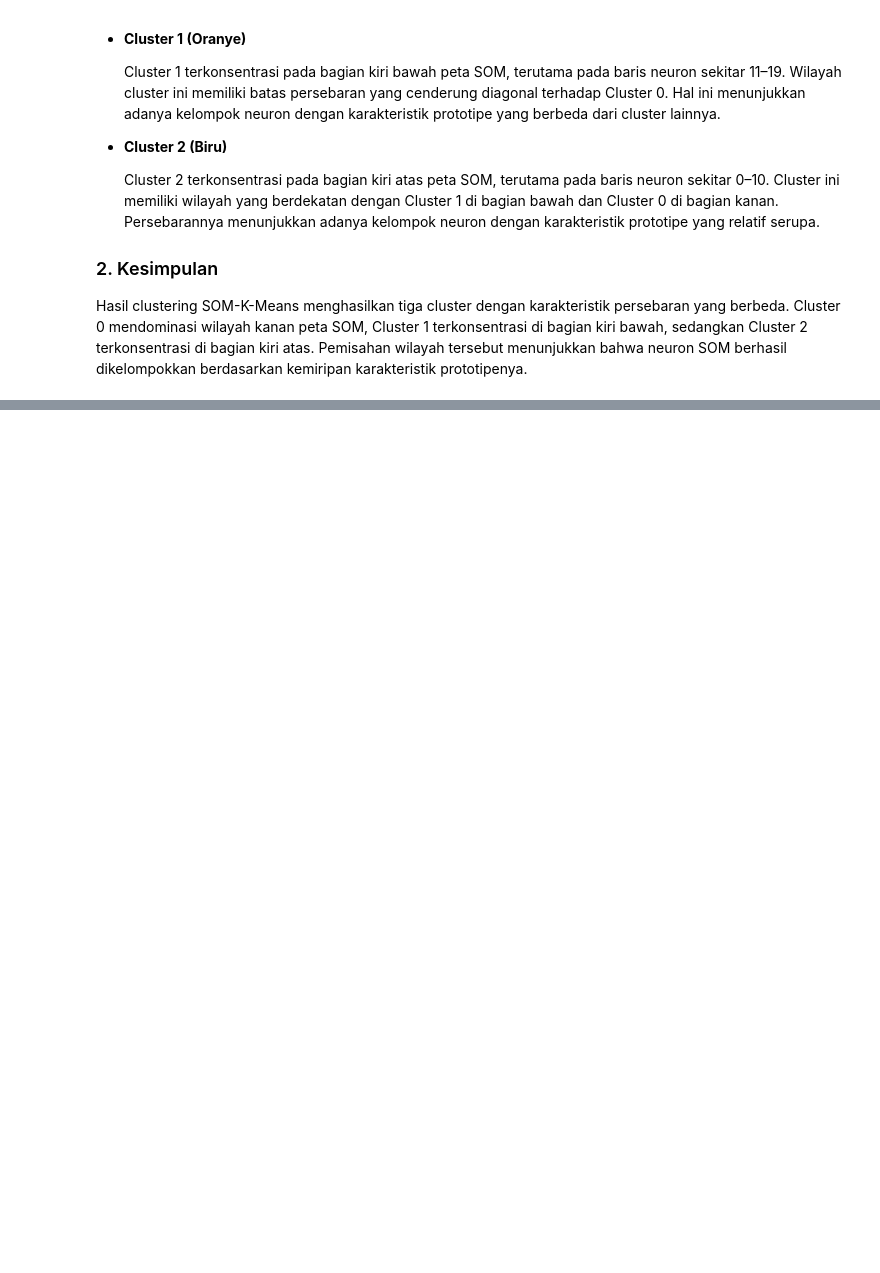
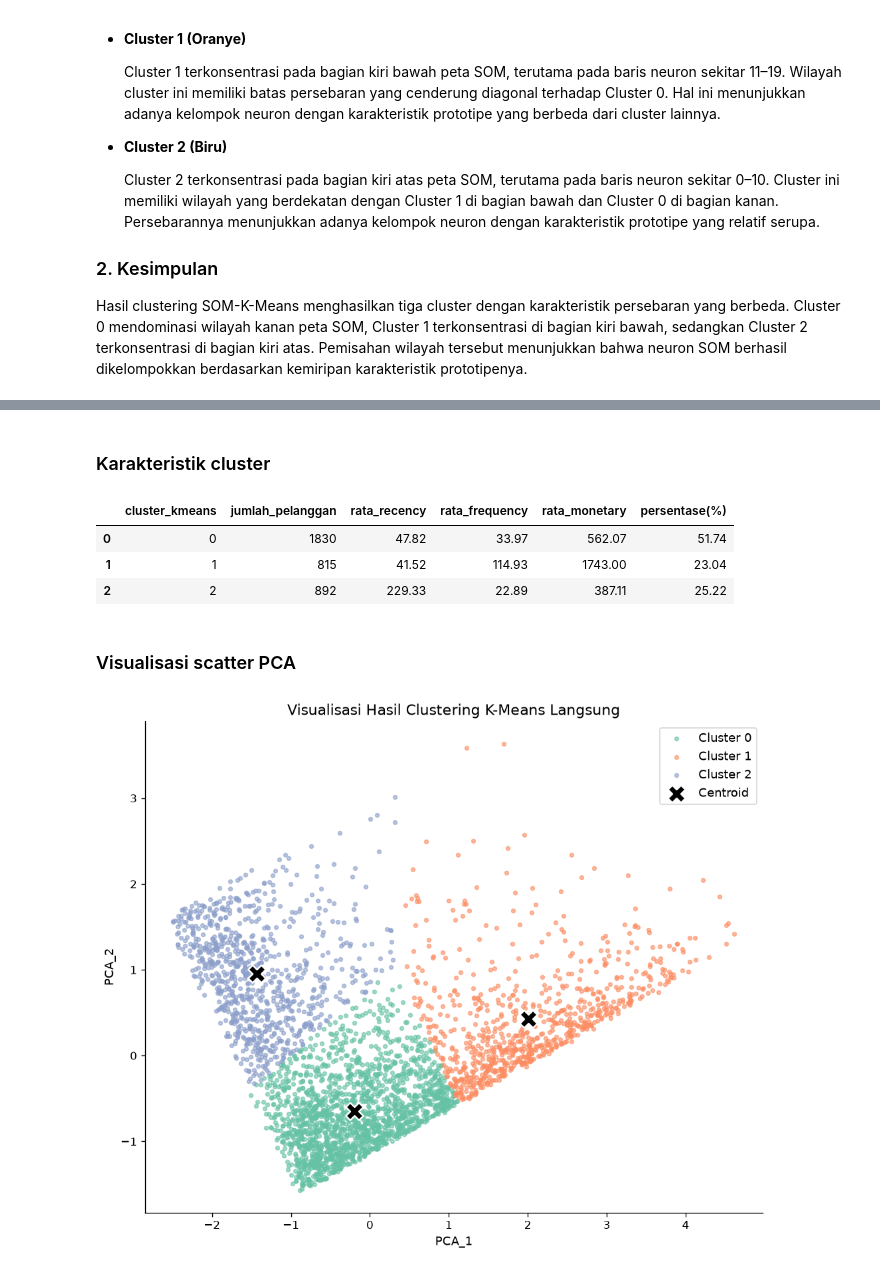
Before and after one commit to valencxiaxD/Mini-Proyek---Kecerdasan-Artifisial, a Jupyter notebook: mini_proyek.ipynb, the cells around one changed output, grey strips where cells are left out. Drawn from its saved outputs; the diff is of its cells as text; code cells hidden in the pictures; blank space fills up the shorter version.

```diff
--- a/mini_proyek.ipynb
+++ b/mini_proyek.ipynb
@@ -524,0 +536,12 @@ Hasil clustering SOM-K-Means menghasilkan tiga cluster dengan karakteristik pers
+# %%
+K = 3  # jumlah cluster sama dengan SOM + K-Means (Tahap 3)
+
+kmeans_langsung = KMeans(n_clusters=K, random_state=CFG.SEED)
+label_kmeans_langsung = kmeans_langsung.fit_predict(X_som)
+
+ukuran_cluster = pd.Series(label_kmeans_langsung).value_counts().sort_index()
+
+print('Jumlah observasi:', len(label_kmeans_langsung))
+print('Jumlah cluster:', K)
+print('Ukuran setiap cluster:')
+print(ukuran_cluster)
@@ -524,0 +556,40 @@ Hasil clustering SOM-K-Means menghasilkan tiga cluster dengan karakteristik pers
+# %% [markdown]
+### Karakteristik cluster
+# %%
+hasil_kmeans = X.copy().reset_index(drop=True)
+hasil_kmeans['cluster_kmeans'] = label_kmeans_langsung
+
+karakteristik_kmeans = hasil_kmeans.groupby('cluster_kmeans').agg(
+    jumlah_pelanggan=('Recency', 'size'),
+    rata_recency=('Recency', 'mean'),
+    rata_frequency=('Frequency', 'mean'),
+    rata_monetary=('Monetary', 'mean')).reset_index()
+
+karakteristik_kmeans['persentase(%)'] = karakteristik_kmeans['jumlah_pelanggan'] / len(hasil_kmeans) * 100
+display(karakteristik_kmeans.round(2))
+# %% [output]
+|  | cluster_kmeans | jumlah_pelanggan | rata_recency | rata_frequency | rata_monetary | persentase(%) |
+| 0 | 0 | 1830 | 47.82 | 33.97 | 562.07 | 51.74 |
+| 1 | 1 | 815 | 41.52 | 114.93 | 1743.00 | 23.04 |
+| 2 | 2 | 892 | 229.33 | 22.89 | 387.11 | 25.22 |
+# %% [markdown]
+### Visualisasi scatter PCA
+# %%
+warna = sns.color_palette('Set2', K)
+pusat_cluster = kmeans_langsung.cluster_centers_
+
+plt.figure(figsize=(10, 8))
+for cluster in range(K):
+    anggota = label_kmeans_langsung == cluster
+    plt.scatter(X_som[anggota, 0], X_som[anggota, 1], s=12, alpha=0.6,
+                color=warna[cluster], label=f'Cluster {cluster}')
+plt.scatter(pusat_cluster[:, 0], pusat_cluster[:, 1], marker='X', s=250,
+            color='black', edgecolor='white', linewidth=1.5, label='Centroid')
+
+plt.title('Visualisasi Hasil Clustering K-Means Langsung')
+plt.xlabel('PCA_1')
+plt.ylabel('PCA_2')
+plt.legend()
+plt.show()
+# %% [output]
+[figure, added]
```
Also changed, not shown: parts of 13 cells of this notebook.
